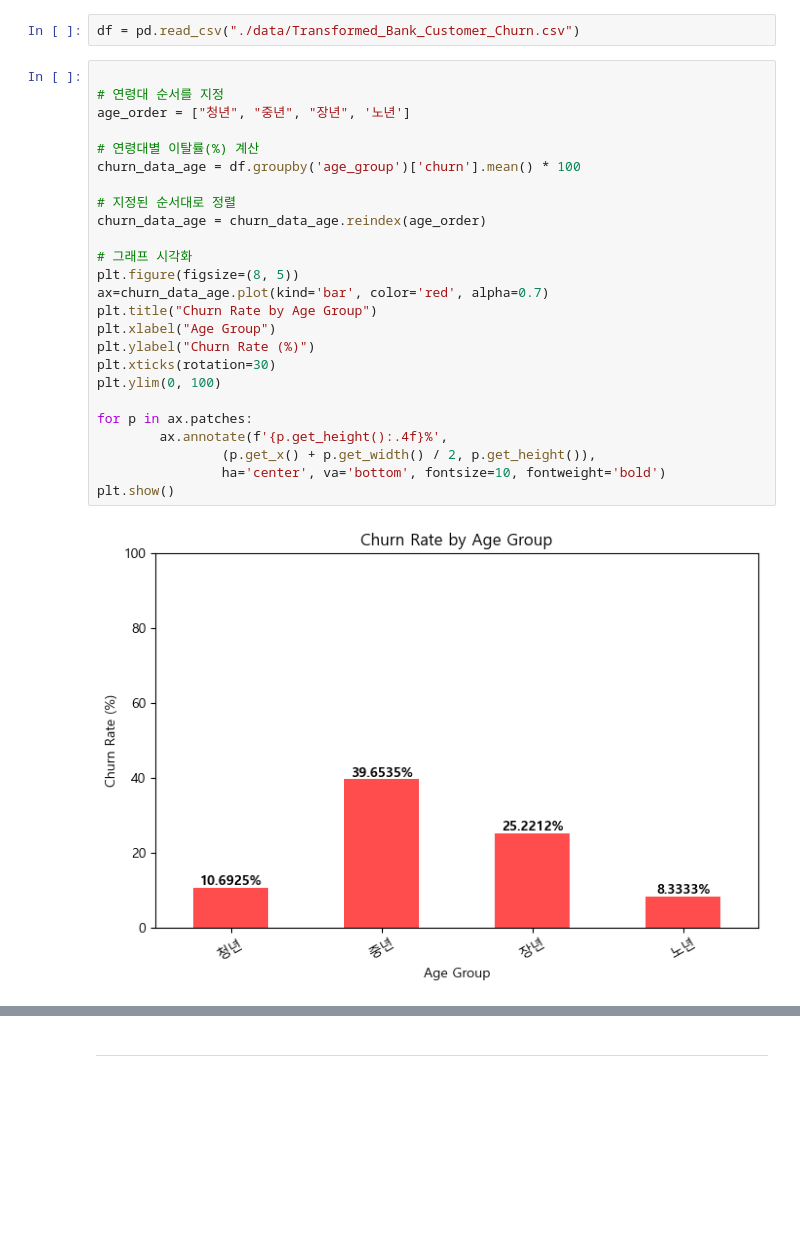
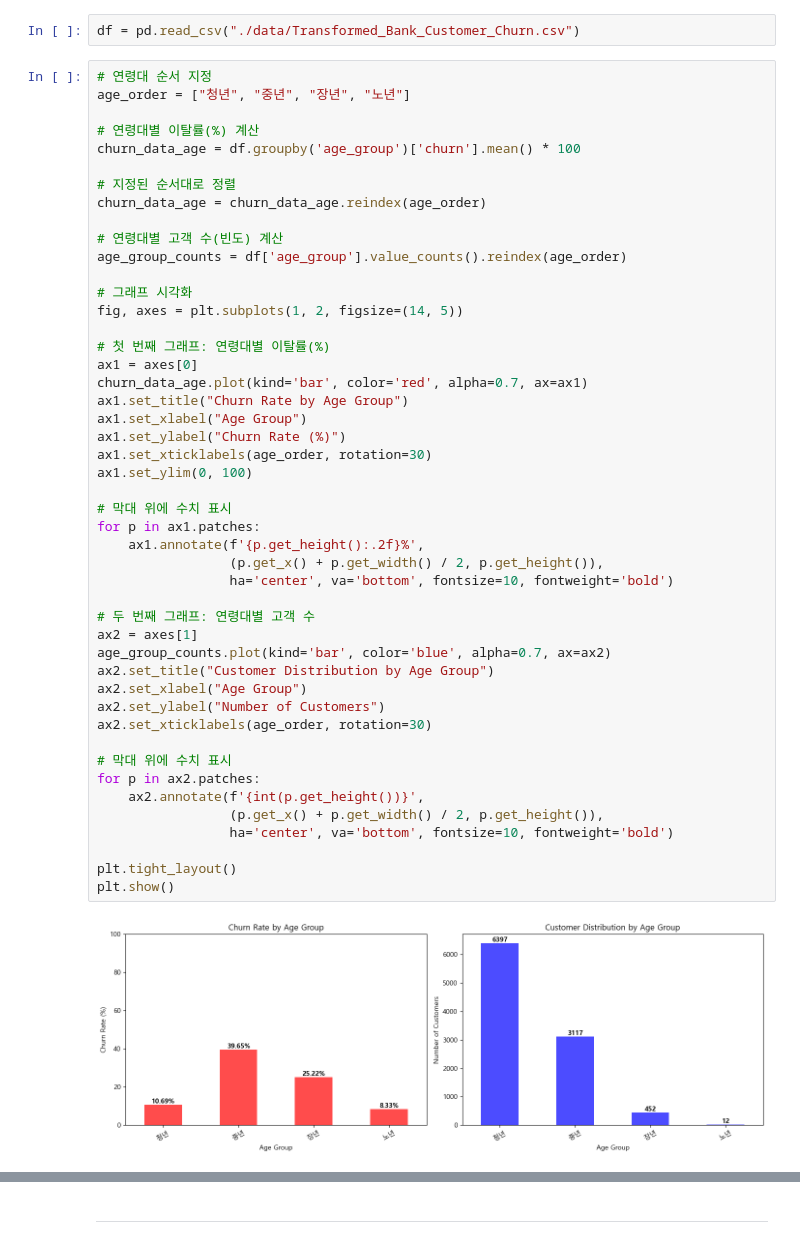
Before and after one commit to SKNETWORKS-FAMILY-AICAMP/SKN09-2nd-4Team, a Jupyter notebook: yc_preprocessing_code_review.ipynb, the cells around one changed output, grey strips where cells are left out. Drawn from its saved outputs; the diff is of its cells as text; blank space fills up the shorter version.

```diff
--- a/yc_preprocessing_code_review.ipynb
+++ b/yc_preprocessing_code_review.ipynb
@@ -50,30 +59,52 @@ df.to_csv("./data/Transformed_Bank_Customer_Churn.csv", index=False)
 # %%
 df = pd.read_csv("./data/Transformed_Bank_Customer_Churn.csv")
 # %%
-
-# 연령대 순서를 지정
-age_order = ["청년", "중년", "장년", '노년']
+# 연령대 순서 지정
+age_order = ["청년", "중년", "장년", "노년"]
 
 # 연령대별 이탈률(%) 계산
 churn_data_age = df.groupby('age_group')['churn'].mean() * 100
 
 # 지정된 순서대로 정렬
 churn_data_age = churn_data_age.reindex(age_order)
 
+# 연령대별 고객 수(빈도) 계산
+age_group_counts = df['age_group'].value_counts().reindex(age_order)
+
 # 그래프 시각화
-plt.figure(figsize=(8, 5))
-ax=churn_data_age.plot(kind='bar', color='red', alpha=0.7)
-plt.title("Churn Rate by Age Group")
-plt.xlabel("Age Group")
-plt.ylabel("Churn Rate (%)")
-plt.xticks(rotation=30)
-plt.ylim(0, 100)
+fig, axes = plt.subplots(1, 2, figsize=(14, 5))
 
-for p in ax.patches:
-        ax.annotate(f'{p.get_height():.4f}%',
-                (p.get_x() + p.get_width() / 2, p.get_height()),
-                ha='center', va='bottom', fontsize=10, fontweight='bold')
+# 첫 번째 그래프: 연령대별 이탈률(%)
+ax1 = axes[0]
+churn_data_age.plot(kind='bar', color='red', alpha=0.7, ax=ax1)
+ax1.set_title("Churn Rate by Age Group")
+ax1.set_xlabel("Age Group")
+ax1.set_ylabel("Churn Rate (%)")
+ax1.set_xticklabels(age_order, rotation=30)
+ax1.set_ylim(0, 100)
+
+# 막대 위에 수치 표시
+for p in ax1.patches:
+    ax1.annotate(f'{p.get_height():.2f}%',
+                 (p.get_x() + p.get_width() / 2, p.get_height()),
+                 ha='center', va='bottom', fontsize=10, fontweight='bold')
+
+# 두 번째 그래프: 연령대별 고객 수
+ax2 = axes[1]
+age_group_counts.plot(kind='bar', color='blue', alpha=0.7, ax=ax2)
+ax2.set_title("Customer Distribution by Age Group")
+ax2.set_xlabel("Age Group")
+ax2.set_ylabel("Number of Customers")
+ax2.set_xticklabels(age_order, rotation=30)
+
+# 막대 위에 수치 표시
+for p in ax2.patches:
+    ax2.annotate(f'{int(p.get_height())}',
+                 (p.get_x() + p.get_width() / 2, p.get_height()),
+                 ha='center', va='bottom', fontsize=10, fontweight='bold')
+
+plt.tight_layout()
 plt.show()
 # %% [output]
-[figure, old version]
+[figure, new version]
 # %%
```
Also changed, not shown: parts of 6 cells of this notebook.
